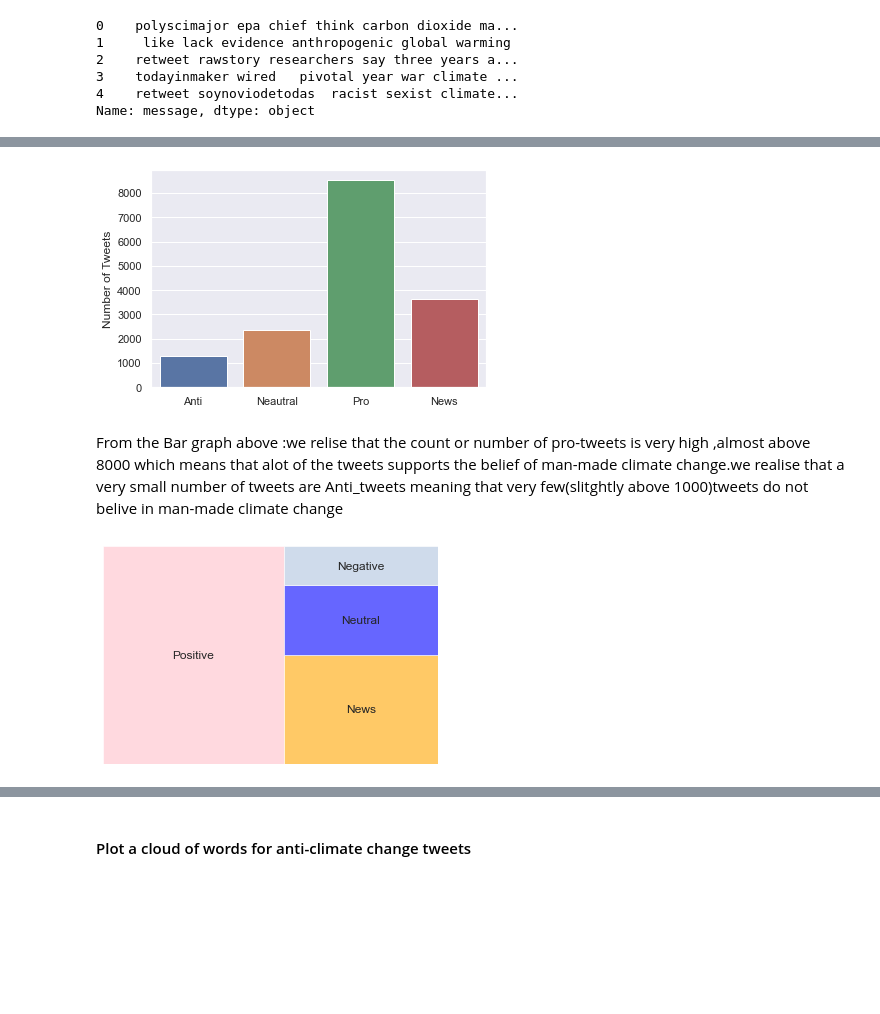
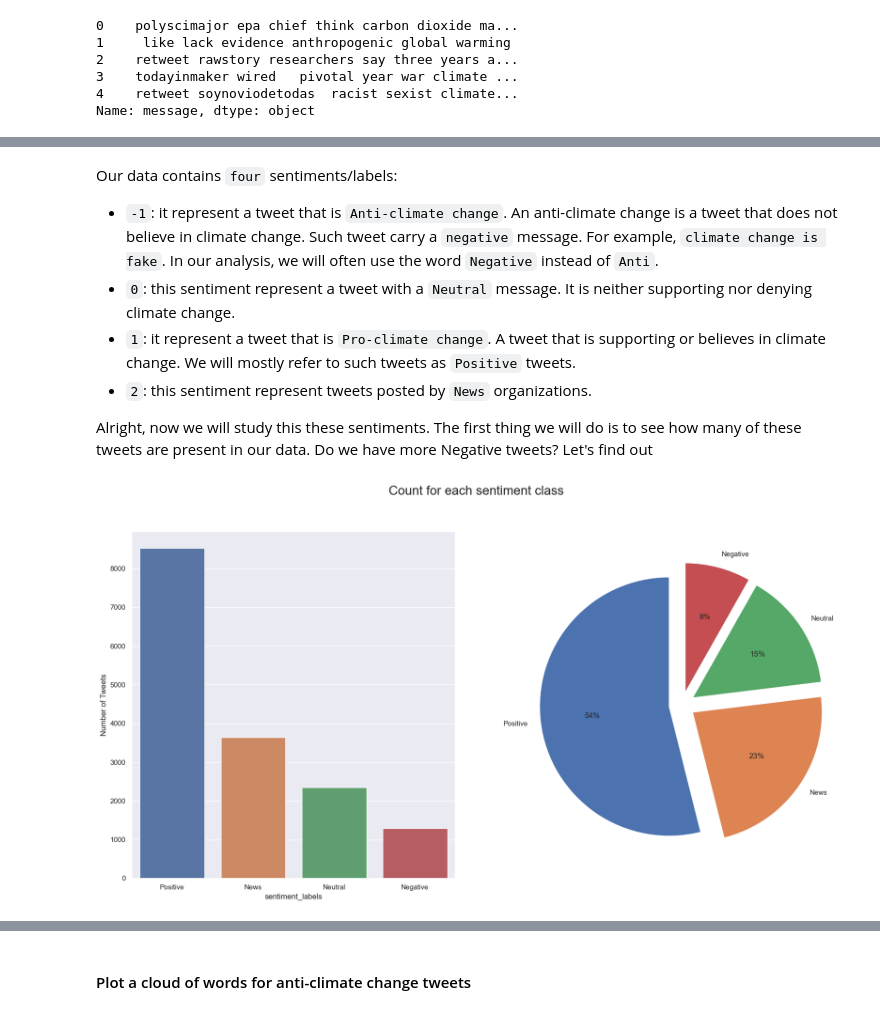
Before and after one commit to moraboitumelo/Classification-Team-AM1, a Jupyter notebook: Classification_AM1_DSFT21.ipynb, the cells around one changed output, grey strips where cells are left out. Drawn from its saved outputs; the diff is of its cells as text; code cells hidden in the pictures; blank space fills up the shorter version.

```diff
--- a/Classification_AM1_DSFT21.ipynb
+++ b/Classification_AM1_DSFT21.ipynb
@@ -115,6 +115,7 @@ We chose to combine the train and test set into one since we want to clean both
 # Load data as Pandas dataframe
 train_df = pd.read_csv('train.csv')
 test_df = pd.read_csv('test.csv')
+train_EDA = train_df.copy()
 # %%
 # Print first 5 rows of the dataframe
 train_df.head()
@@ -428,27 +430,29 @@ Name: message, dtype: object
 EDA is arguably the most important step in the datascience process. By analysing our data for outliers and relationships or trends between features, we get a better understanding of our data and which features can be used to predict our target variable. This section is made up of visulations and descriptions of data trends to check the unique values of the sentiment which is posituve or negative. Let's do a quick analysis of the distribution of observations across our labels.
+# %% [markdown]
+Our data contains `four` sentiments/labels:
+* `-1`: it represent a tweet that is `Anti-climate change`. An anti-climate change is a tweet that does not believe in climate change. Such tweet carry a `negative` message. For example, `climate change is fake`. In our analysis, we will often use the word `Negative` instead of `Anti`.
+* `0`: this sentiment represent a tweet with a `Neutral` message. It is neither supporting nor denying climate change.
+* `1`: it represent a tweet that is `Pro-climate change`. A tweet that is supporting or believes in climate change. We will mostly refer to such tweets as `Positive` tweets.
+* `2`: this sentiment represent tweets posted by `News` organizations.
+
+Alright, now we will study this these sentiments. The first thing we will do is to see how many of these tweets are present in our data. Do we have more Negative tweets? Let's find out
 # %%
 sns.set()
-# %%
-Sentiment_count = train_df.groupby('sentiment').count()
-index = Sentiment_count.index.to_list()
-Sentiment_ = ['Anti', 'Neautral', 'Pro', 'News']
-sns.barplot(index, Sentiment_count['message']).set_xticklabels(Sentiment_)
-plt.ylabel('Number of Tweets')
-plt.show()
-# %% [output]
-[figure, removed]
-# %% [markdown]
-From the Bar graph above :we relise that the count or number of pro-tweets is very high ,almost above 8000 which means that alot of the tweets supports the belief of man-made climate change.we realise that a very small number of tweets are Anti_tweets meaning that very few(slitghtly above 1000)tweets do not belive in man-made climate change
-# %%
-#Labeling the target
-new_df = train_df.copy()
-new_df['sentiment'] = [['Negative', 'Neutral', 'Positive', 'News'][x + 1] for x in train_df['sentiment']]
-
-values = new_df['sentiment'].value_counts()/new_df.shape[0]
-labels = (new_df['sentiment'].value_counts()/new_df.shape[0]).index
-colors = ['pink', 'orange', 'blue', 'lightsteelblue']
-squarify.plot(sizes = values, label = labels,  color = colors, alpha = 0.6)
-plt.axis('off')
-plt.show()
-# %% [output]
-[figure, removed]
+# %%
+# exploring the distribution of the sentiments
+train_EDA['sentiment_labels']  = train_df['sentiment'].map({-1:'Negative', 0:'Neutral', 1:'Positive', 2:'News'})
+
+fig, axes = plt.subplots(ncols = 2, nrows = 1, figsize = (20, 10), dpi = 100)
+sns.countplot(train_EDA['sentiment_labels'], ax = axes[0]).set_ylabel('Number of Tweets')
+
+Sentiments_ = ['Positive', 'News', 'Neutral', 'Negative']
+axes[1].pie(train_EDA['sentiment_labels'].value_counts(),
+            labels = Sentiments_,
+            autopct = '%1.0f%%',
+            startangle = 90,
+            explode = (0.1, 0.1, 0.1, 0.1))
+
+fig.suptitle('Count for each sentiment class', fontsize=20)
+plt.show()
+# %% [output]
+[figure, added]
```
Also changed, not shown: parts of 35 cells of this notebook.
